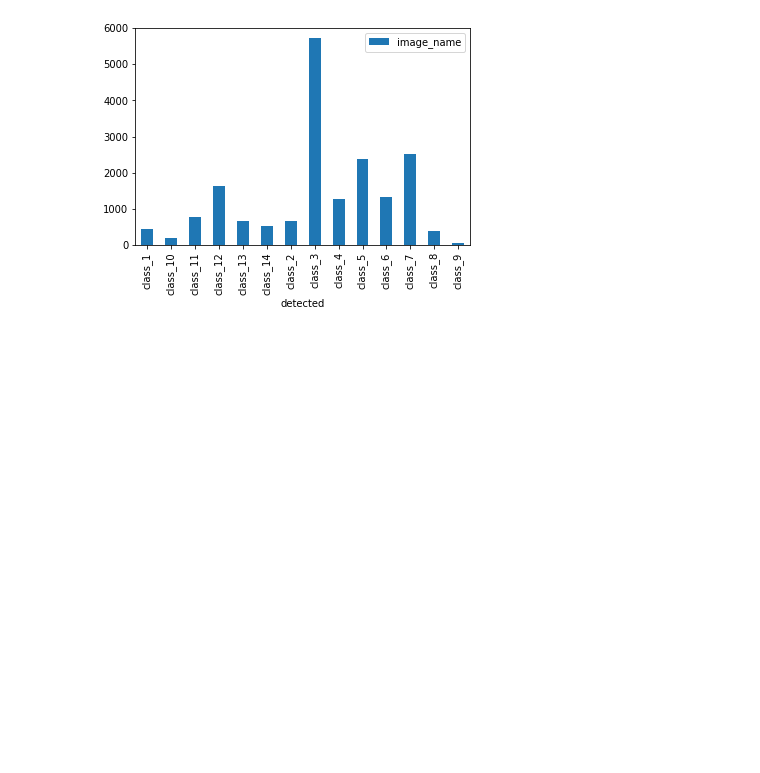
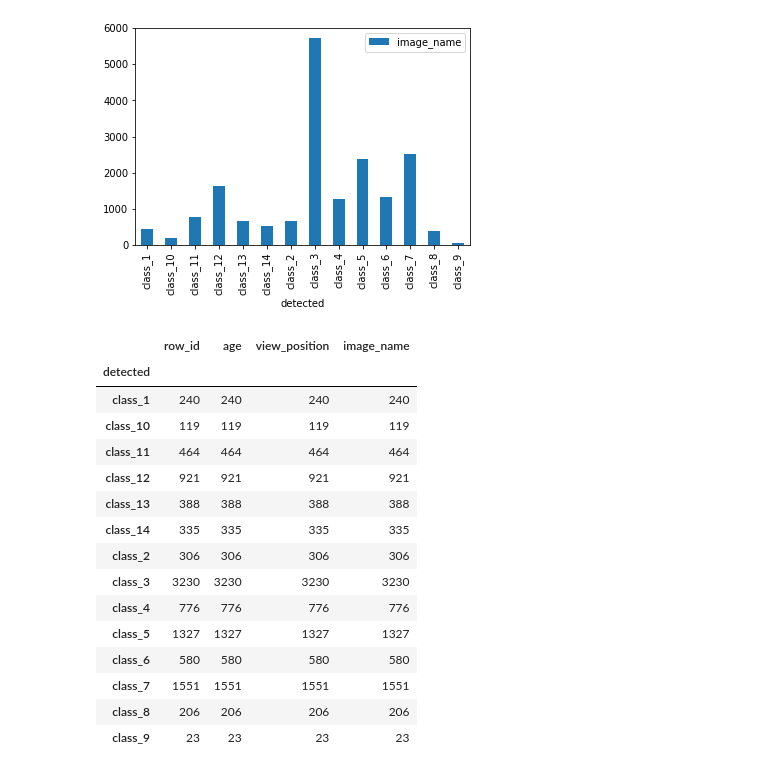
Before and after one commit to divyanshj16/chestnet_hackerearth, a Jupyter notebook: data_exploration.ipynb, the cells around one changed output. Cells and saved outputs as stored; diff of their text form; code cells hidden in the pictures; blank space fills up the shorter version.

```diff
--- a/data_exploration.ipynb
+++ b/data_exploration.ipynb
@@ -53,0 +57,21 @@ labels_tr.groupby('detected').count().reset_index().plot(kind='bar', x='detected
+# %%
+F = rdc.loc['F']
+M = rdc.loc['M']
+M
+# %% [output]
+|  | row_id | age | view_position | image_name |
+| detected |  |  |  |  |
+| class_1 | 240 | 240 | 240 | 240 |
+| class_10 | 119 | 119 | 119 | 119 |
+| class_11 | 464 | 464 | 464 | 464 |
+| class_12 | 921 | 921 | 921 | 921 |
+| class_13 | 388 | 388 | 388 | 388 |
+| class_14 | 335 | 335 | 335 | 335 |
+| class_2 | 306 | 306 | 306 | 306 |
+| class_3 | 3230 | 3230 | 3230 | 3230 |
+| class_4 | 776 | 776 | 776 | 776 |
+| class_5 | 1327 | 1327 | 1327 | 1327 |
+| class_6 | 580 | 580 | 580 | 580 |
+| class_7 | 1551 | 1551 | 1551 | 1551 |
+| class_8 | 206 | 206 | 206 | 206 |
+| class_9 | 23 | 23 | 23 | 23 |
```
Also changed, not shown: parts of 3 cells of this notebook.
